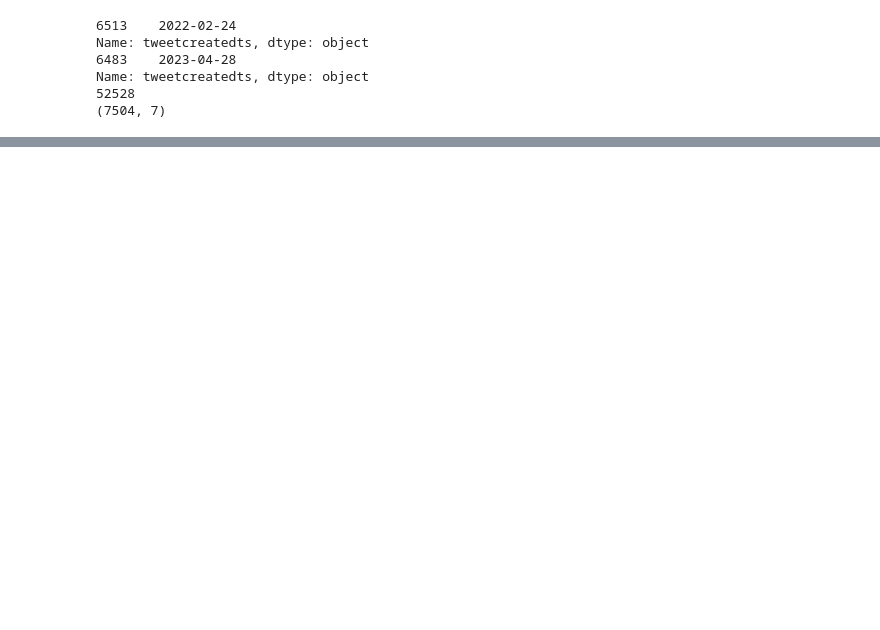
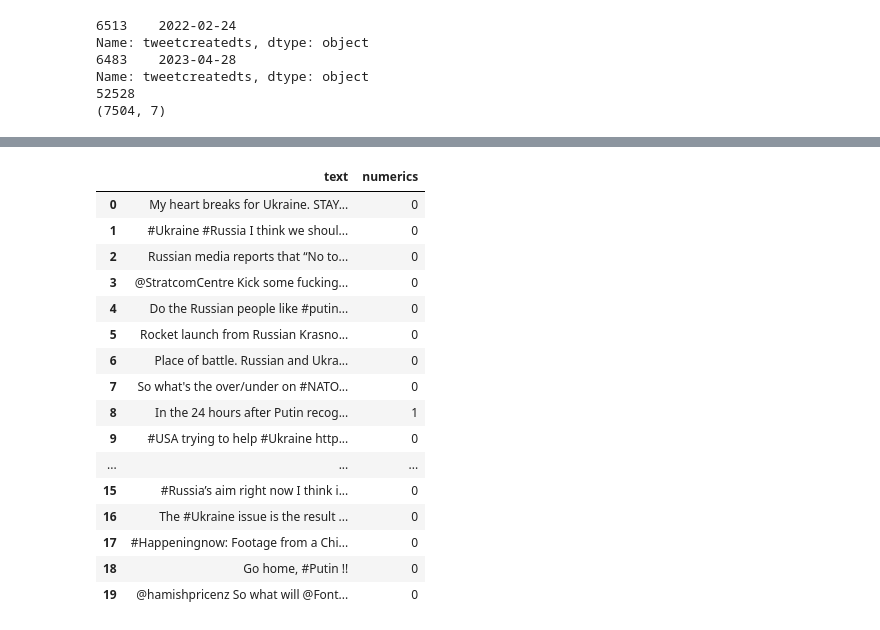
Before and after one commit to DrAmy-Data/CA2_S2, a Jupyter notebook: CA2_SEM2.ipynb, the cells around one changed output, grey strips where cells are left out. Saved outputs shown, nothing was run; the diff lists cells and outputs as text; code cells hidden in the pictures; blank space fills up the shorter version.

```diff
--- a/CA2_SEM2.ipynb
+++ b/CA2_SEM2.ipynb
@@ -164,0 +261,2 @@ panda_df.to_csv('outputWithIndex.csv', index=True)
+# %%
+df['avg_word'] = df['text'].apply(lambda x: avg_word(x))
@@ -164,0 +283,6 @@ panda_df.to_csv('outputWithIndex.csv', index=True)
+# %%
+from nltk.corpus import stopwords
+stop = stopwords.words('english')
+# %%
+df['stopwords'] = df['text'].apply(lambda x: len([x for x in x.split() if x in stop]))
+df[['text','stopwords']].head()
@@ -164,0 +296,4 @@ panda_df.to_csv('outputWithIndex.csv', index=True)
+# %%
+# special characters
+df['hastags'] = df['text'].apply(lambda x: len([x for x in x.split() if x.startswith('#')]))
+df[['text','hastags']].head()
@@ -164,0 +307,21 @@ panda_df.to_csv('outputWithIndex.csv', index=True)
+# %%
+df['numerics'] = df['text'].apply(lambda x: len([x for x in x.split() if x.isdigit()]))
+df[['text','numerics']].head(20)
+# %% [output]
+|  | text | numerics |
+| 0 | My heart breaks for Ukraine. STAY... | 0 |
+| 1 | #Ukraine #Russia I think we shoul... | 0 |
+| 2 | Russian media reports that “No to... | 0 |
+| 3 | @StratcomCentre Kick some fucking... | 0 |
+| 4 | Do the Russian people like #putin... | 0 |
+| 5 | Rocket launch from Russian Krasno... | 0 |
+| 6 | Place of battle. Russian and Ukra... | 0 |
+| 7 | So what's the over/under on #NATO... | 0 |
+| 8 | In the 24 hours after Putin recog... | 1 |
+| 9 | #USA trying to help #Ukraine http... | 0 |
+| ... | ... | ... |
+| 15 | #Russia’s aim right now I think i... | 0 |
+| 16 | The #Ukraine issue is the result ... | 0 |
+| 17 | #Happeningnow: Footage from a Chi... | 0 |
+| 18 | Go home, #Putin !! | 0 |
+| 19 | @hamishpricenz So what will @Font... | 0 |
```
Also changed, not shown: parts of 37 cells of this notebook.
